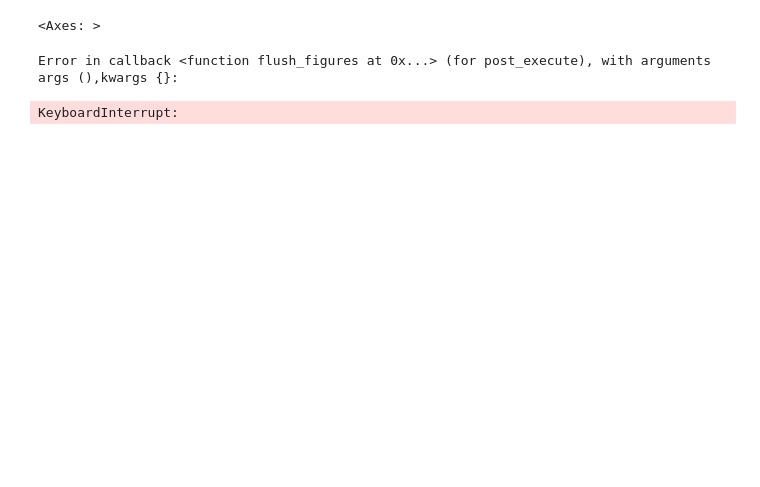
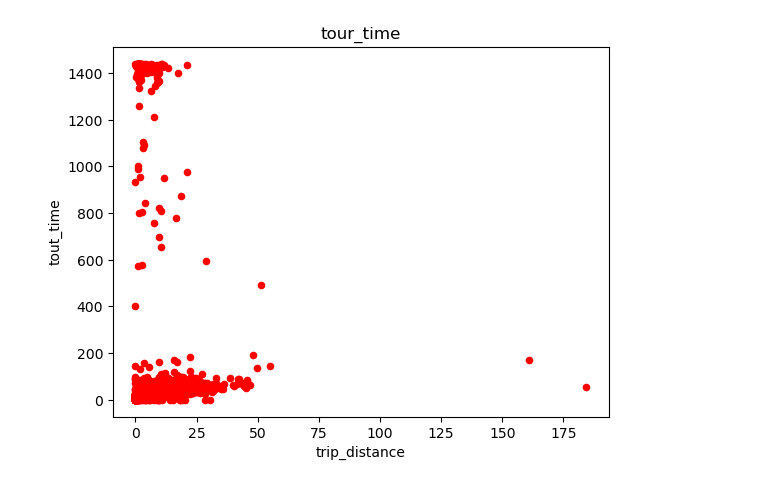
Before and after one commit to rawhsetig/uber_analytics, a Jupyter notebook: notebook.ipynb, the cells around one changed output. Cells and saved outputs as stored; diff of their text form; code cells hidden in the pictures; blank space fills up the shorter version.

Commit message:
added some scatter plot and correlation coeff

```diff
--- a/notebook.ipynb
+++ b/notebook.ipynb
@@ -10,11 +16,22 @@ print(datetime.strptime('2016-03-01 00:00:00','%Y-%m-%d %H:%M:%S') - \
 # %%
-data = pd.read_csv("./uber_data.csv")
+
 df = data[data['tpep_pickup_datetime'] != 0]
-df['tout_time'] = df.apply(lambda row: (datetime.strptime(str(row[2]), '%Y-%m-%d %H:%M:%S') - \
-                                        datetime.strptime(str(row[1]), '%Y-%m-%d %H:%M:%S') ).total_seconds()/60, axis = 1)
+df['tout_time'] = df.apply(lambda row: (datetime.strptime(str(row.iloc[2]), '%Y-%m-%d %H:%M:%S') - \
+                                        datetime.strptime(str(row.iloc[1]), '%Y-%m-%d %H:%M:%S') ).total_seconds()/60, axis = 1)
 # print(df['tout_time'].head)
-df['tout_time'].plot.bar()
+df.plot(
+    kind='scatter',
+    x= 'trip_distance',
+    y='tout_time',
+    color='red'
+)
+plt.title('tour_time')
+plt.show()
+# print(df.describe())
+# types = df['tout_time'].nlargest(3)
+# print(types)
+# print(df['tout_time'].nsmallest(3))
+
+# print(df.groupby('passenger_count'))
 # %% [output]
-<Axes: >
-Error in callback <function flush_figures at 0x...> (for post_execute), with arguments args (),kwargs {}:
-KeyboardInterrupt:
+[figure, added]
```
Also changed, not shown: parts of 4 cells of this notebook.
